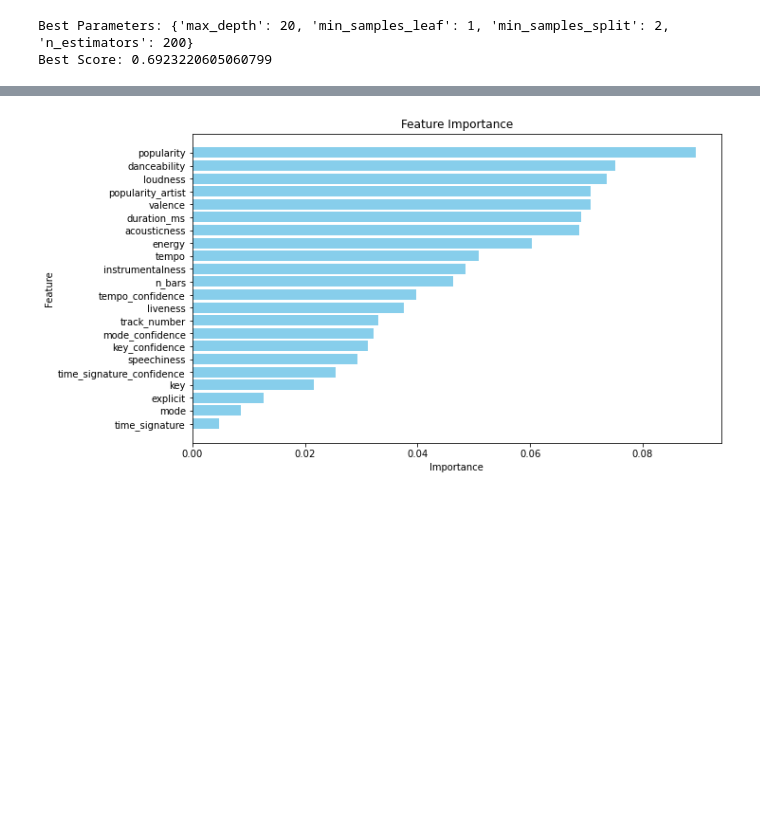
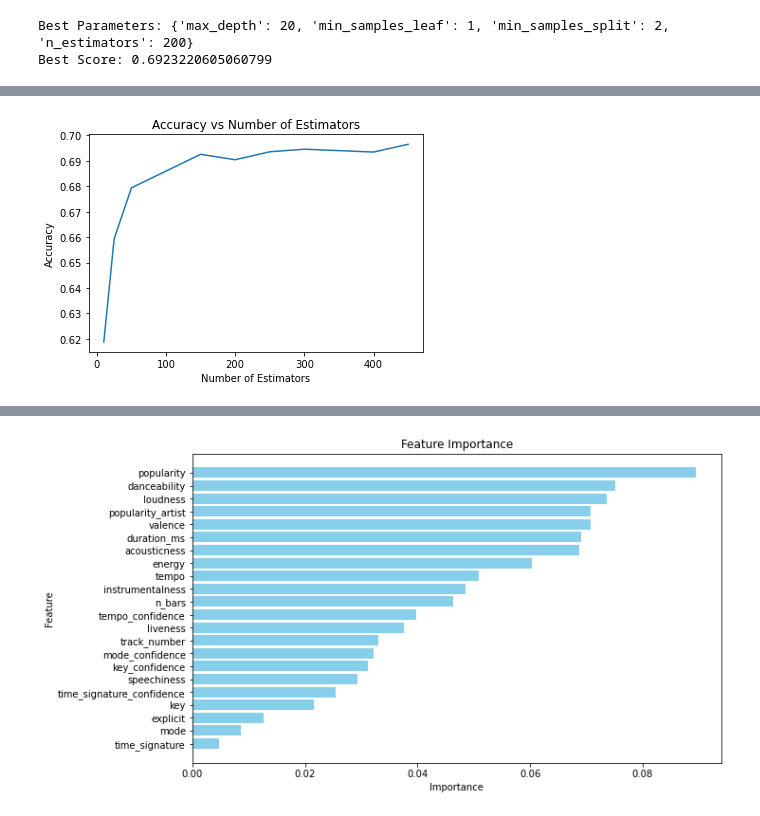
Before and after one commit to Bakko000/Data-Mining-2, a Jupyter notebook: advancedclass.ipynb, the cells around one changed output, grey strips where cells are left out. Saved outputs shown, nothing was run; the diff lists cells and outputs as text; code cells hidden in the pictures; blank space fills up the shorter version.

```diff
--- a/advancedclass.ipynb
+++ b/advancedclass.ipynb
@@ -466,0 +508,34 @@ Accuracy: 0.7034898317850866
+# %%
+from sklearn.model_selection import GridSearchCV, cross_val_score
+from sklearn.ensemble import RandomForestClassifier
+import matplotlib.pyplot as plt
+import numpy as np
+
+# Define the parameter grid
+param_grid = {'n_estimators': [10,25,50,100,150,200,250,300,400,450],
+              'max_depth': [20],
+              'min_samples_leaf': [1],
+              'min_samples_split': [2]
+              }
+
+# Create a list to store accuracy scores
+accuracy_scores = []
+
+# Perform grid search with cross-validation
+lr = RandomForestClassifier()
+grid_search = GridSearchCV(estimator=lr, param_grid=param_grid, cv=5, scoring='accuracy')
+grid_search.fit(X_train_norm, y_train)
+
+# Extract the results and store accuracy scores
+results = grid_search.cv_results_
+for mean_score in results['mean_test_score']:
+    accuracy_scores.append(mean_score)
+
+# Plot the accuracy scores
+plt.plot(param_grid['n_estimators'], accuracy_scores)
+plt.xlabel('Number of Estimators')
+plt.ylabel('Accuracy')
+plt.title('Accuracy vs Number of Estimators')
+plt.show()
+# %% [output]
+[figure, added]
```
Also changed, not shown: parts of 5 cells of this notebook, 1 other file.
